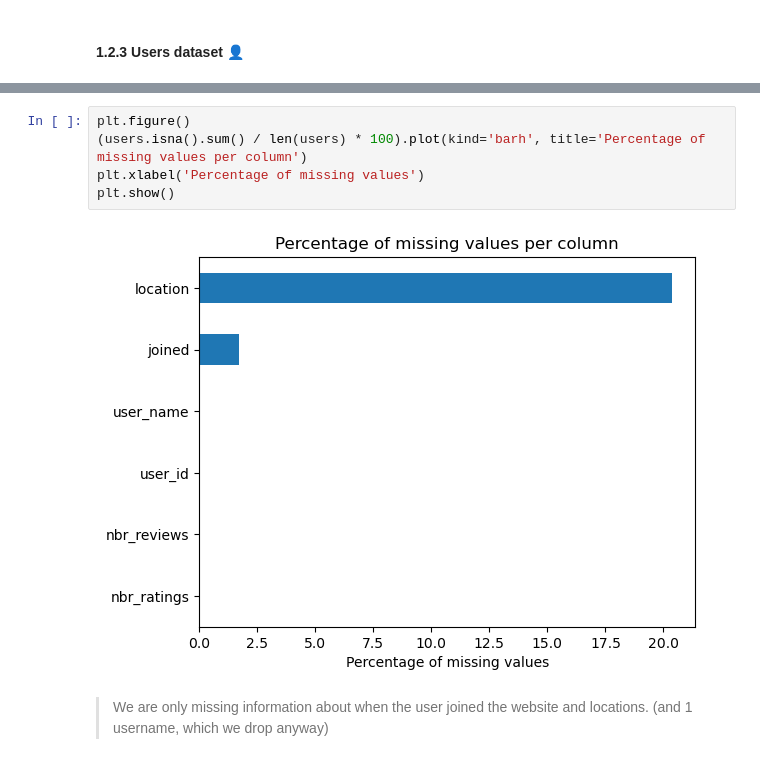
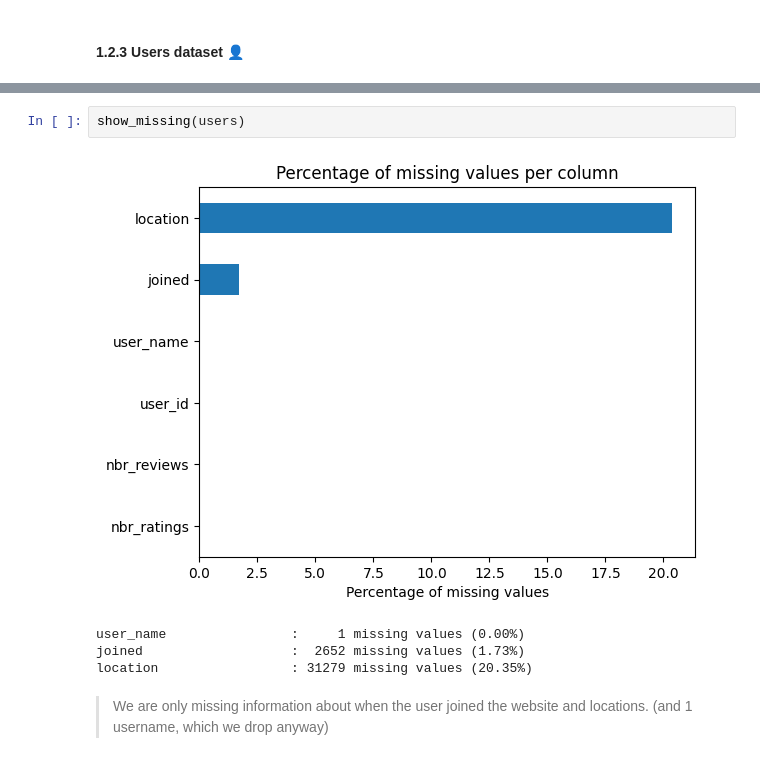
Before and after one commit to epfl-ada/ada-2023-project-beeradaventure46, a Jupyter notebook: Milestone_2.ipynb, the cells around one changed output, grey strips where cells are left out. Drawn from its saved outputs; the diff is of its cells as text.

```diff
--- a/Milestone_2.ipynb
+++ b/Milestone_2.ipynb
@@ -380,11 +357,11 @@ print('Shape of users : ', users.shape)
 Shape of users :  (153704, 6)
-# %%
-plt.figure()
-(users.isna().sum() / len(users) * 100).plot(kind='barh', title='Percentage of missing values per column')
-plt.xlabel('Percentage of missing values')
-plt.show()
-# %% [output]
-[figure, removed]
+# %%
+show_missing(users)
+# %% [output]
+[figure, added]
+user_name                :     1 missing values (0.00%)
+joined                   :  2652 missing values (1.73%)
+location                 : 31279 missing values (20.35%)
 # %% [markdown]
 <blockquote>
 
```
Also changed, not shown: parts of 71 cells of this notebook, 6 other files.
